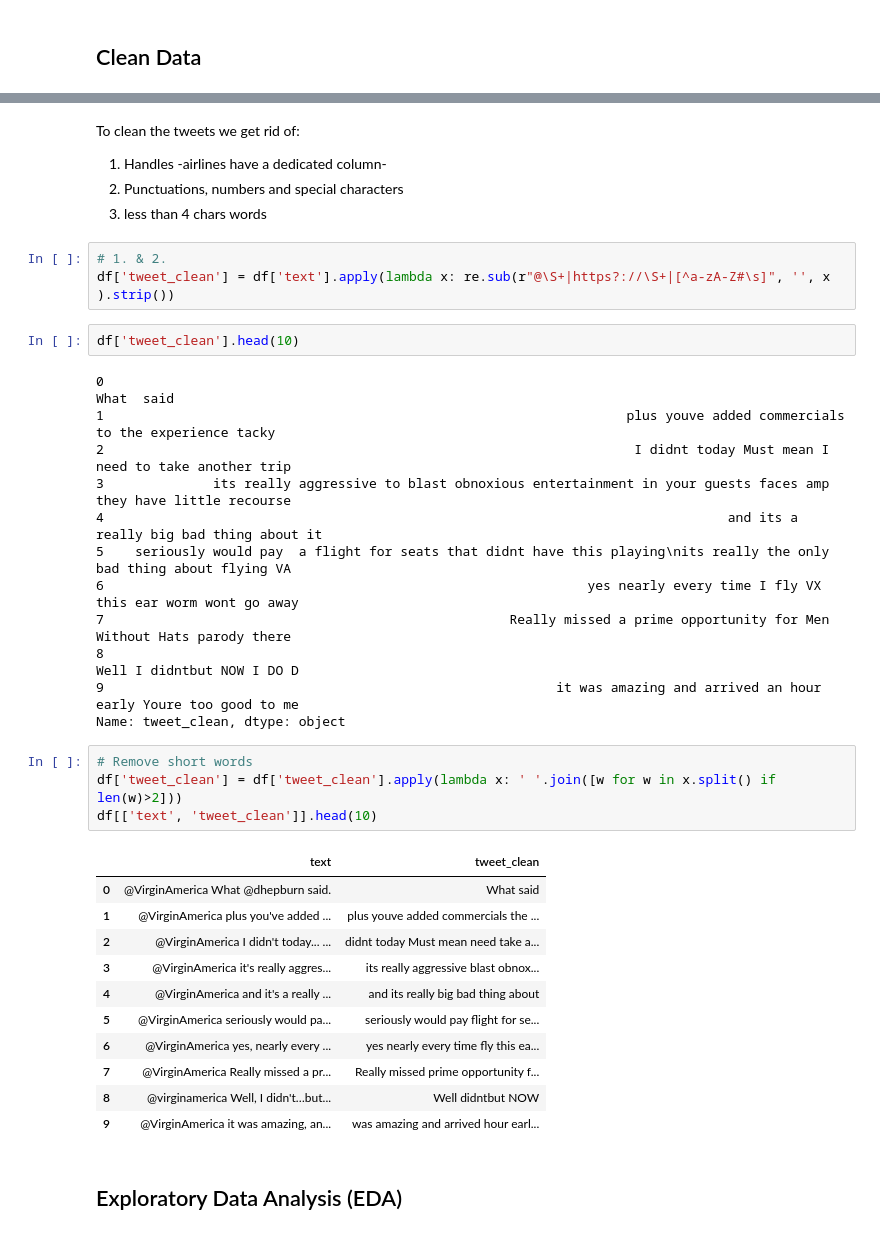
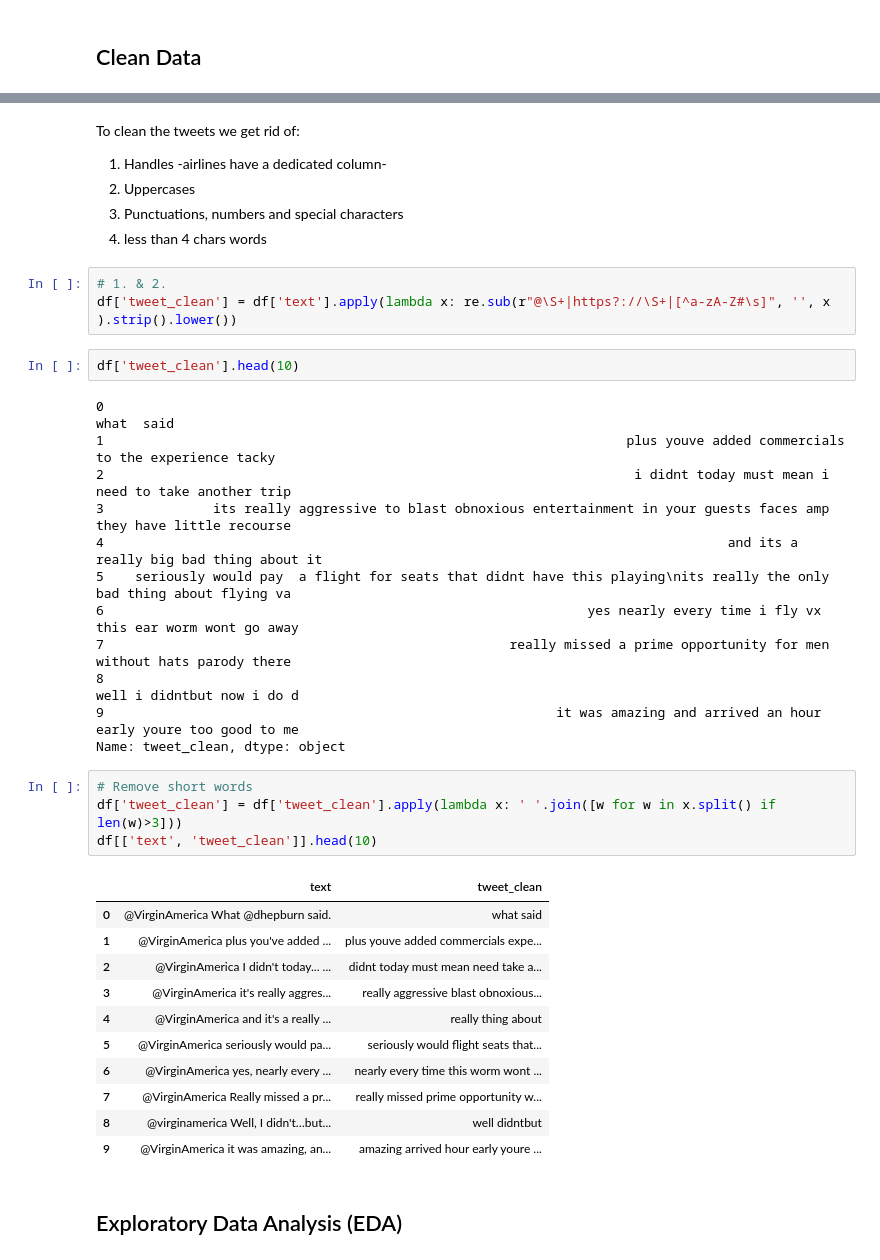
Before and after one commit to skacem/Business-Analytics, a Jupyter notebook: Sentiment_Analysis/USAirline.ipynb, the cells around one changed output, grey strips where cells are left out. Cells and saved outputs as stored; diff of their text form.

```diff
--- a/Sentiment_Analysis/USAirline.ipynb
+++ b/Sentiment_Analysis/USAirline.ipynb
@@ -83,41 +83,42 @@ Name: text, dtype: object
 To clean the tweets we get rid of:
 
 1. Handles -airlines have a dedicated column-
-2. Punctuations, numbers and special characters
-3. less than 4 chars words
+2. Uppercases
+3. Punctuations, numbers and special characters
+4. less than 4 chars words
 # %%
 # 1. & 2.
-df['tweet_clean'] = df['text'].apply(lambda x: re.sub(r"@\S+|https?://\S+|[^a-zA-Z#\s]", '', x ).strip())
+df['tweet_clean'] = df['text'].apply(lambda x: re.sub(r"@\S+|https?://\S+|[^a-zA-Z#\s]", '', x ).strip().lower())
 # %%
 df['tweet_clean'].head(10)
 # %% [output]
-0                                                                                                             What  said
+0                                                                                                             what  said
 1                                                                   plus youve added commercials to the experience tacky
-2                                                                    I didnt today Must mean I need to take another trip
+2                                                                    i didnt today must mean i need to take another trip
 3              its really aggressive to blast obnoxious entertainment in your guests faces amp they have little recourse
 4                                                                                and its a really big bad thing about it
-5    seriously would pay  a flight for seats that didnt have this playing\nits really the only bad thing about flying VA
-6                                                              yes nearly every time I fly VX this ear worm wont go away
-7                                                    Really missed a prime opportunity for Men Without Hats parody there
-8                                                                                             Well I didntbut NOW I DO D
-9                                                          it was amazing and arrived an hour early Youre too good to me
+5    seriously would pay  a flight for seats that didnt have this playing\nits really the only bad thing about flying va
+6                                                              yes nearly every time i fly vx this ear worm wont go away
+7                                                    really missed a prime opportunity for men without hats parody there
+8                                                                                             well i didntbut now i do d
+9                                                          it was amazing and arrived an hour early youre too good to me
 Name: tweet_clean, dtype: object
 # %%
 # Remove short words
-df['tweet_clean'] = df['tweet_clean'].apply(lambda x: ' '.join([w for w in x.split() if len(w)>2]))
+df['tweet_clean'] = df['tweet_clean'].apply(lambda x: ' '.join([w for w in x.split() if len(w)>3]))
 df[['text', 'tweet_clean']].head(10)
 # %% [output]
 |  | text | tweet_clean |
-| 0 | @VirginAmerica What @dhepburn said. | What said |
-| 1 | @VirginAmerica plus you've added ... | plus youve added commercials the ... |
-| 2 | @VirginAmerica I didn't today... ... | didnt today Must mean need take a... |
-| 3 | @VirginAmerica it's really aggres... | its really aggressive blast obnox... |
-| 4 | @VirginAmerica and it's a really ... | and its really big bad thing about |
-| 5 | @VirginAmerica seriously would pa... | seriously would pay flight for se... |
-| 6 | @VirginAmerica yes, nearly every ... | yes nearly every time fly this ea... |
-| 7 | @VirginAmerica Really missed a pr... | Really missed prime opportunity f... |
-| 8 | @virginamerica Well, I didn't…but... | Well didntbut NOW |
-| 9 | @VirginAmerica it was amazing, an... | was amazing and arrived hour earl... |
+| 0 | @VirginAmerica What @dhepburn said. | what said |
+| 1 | @VirginAmerica plus you've added ... | plus youve added commercials expe... |
+| 2 | @VirginAmerica I didn't today... ... | didnt today must mean need take a... |
+| 3 | @VirginAmerica it's really aggres... | really aggressive blast obnoxious... |
+| 4 | @VirginAmerica and it's a really ... | really thing about |
+| 5 | @VirginAmerica seriously would pa... | seriously would flight seats that... |
+| 6 | @VirginAmerica yes, nearly every ... | nearly every time this worm wont ... |
+| 7 | @VirginAmerica Really missed a pr... | really missed prime opportunity w... |
+| 8 | @virginamerica Well, I didn't…but... | well didntbut |
+| 9 | @VirginAmerica it was amazing, an... | amazing arrived hour early youre ... |
 # %% [markdown]
 ## Exploratory Data Analysis (EDA)
 # %%
```
Also changed, not shown: parts of 5 cells of this notebook.
